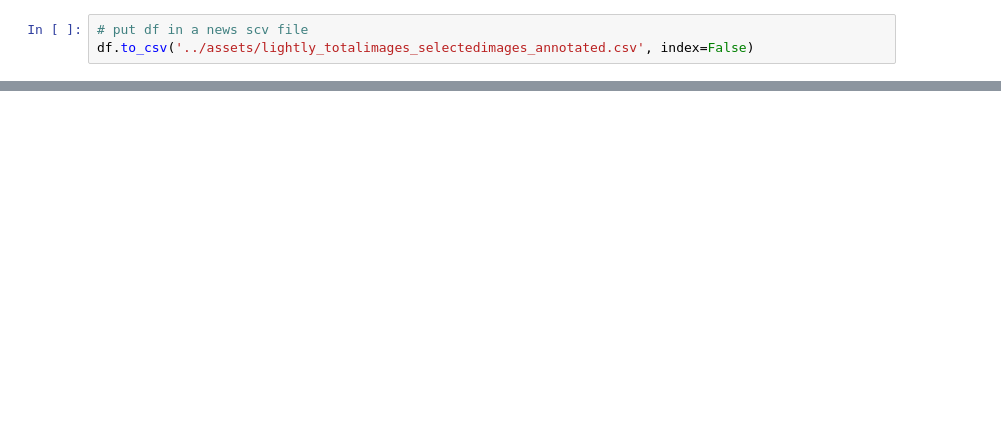
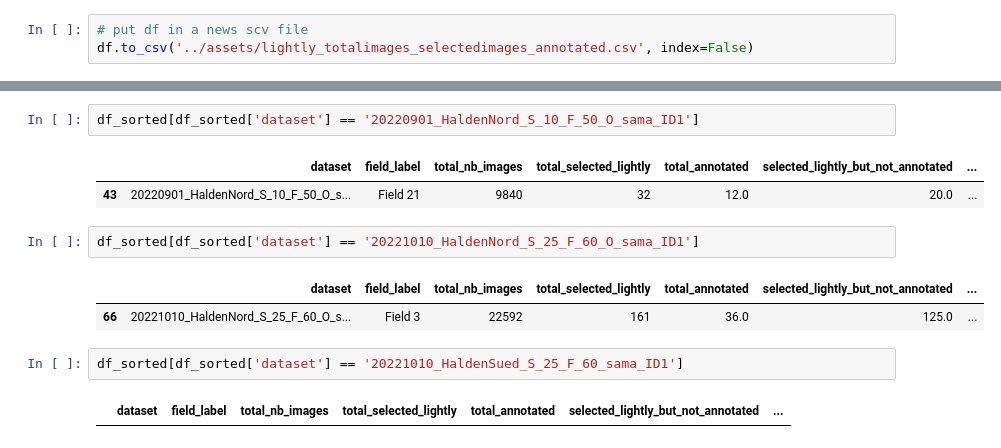
Before and after one commit to agroscope-ch/Rumex, a Jupyter notebook: notebooks/EDA0.ipynb, the cells around one changed output, grey strips where cells are left out. Saved outputs shown, nothing was run; the diff lists cells and outputs as text; blank space fills up the shorter version.

```diff
--- a/notebooks/EDA0.ipynb
+++ b/notebooks/EDA0.ipynb
@@ -166,0 +375,14 @@ plt.show()
+# %%
+df_sorted[df_sorted['dataset'] == '20220901_HaldenNord_S_10_F_50_O_sama_ID1']
+# %% [output]
+|  | dataset | field_label | total_nb_images | total_selected_lightly | total_annotated | selected_lightly_but_not_annotated | ... |
+| 43 | 20220901_HaldenNord_S_10_F_50_O_s... | Field 21 | 9840 | 32 | 12.0 | 20.0 | ... |
+# %%
+df_sorted[df_sorted['dataset'] == '20221010_HaldenNord_S_25_F_60_O_sama_ID1']
+# %% [output]
+|  | dataset | field_label | total_nb_images | total_selected_lightly | total_annotated | selected_lightly_but_not_annotated | ... |
+| 66 | 20221010_HaldenNord_S_25_F_60_O_s... | Field 3 | 22592 | 161 | 36.0 | 125.0 | ... |
+# %%
+df_sorted[df_sorted['dataset'] == '20221010_HaldenSued_S_25_F_60_sama_ID1']
+# %% [output]
+|  | dataset | field_label | total_nb_images | total_selected_lightly | total_annotated | selected_lightly_but_not_annotated | ... |
```
Also changed, not shown: parts of 29 cells of this notebook, 8 other files.
